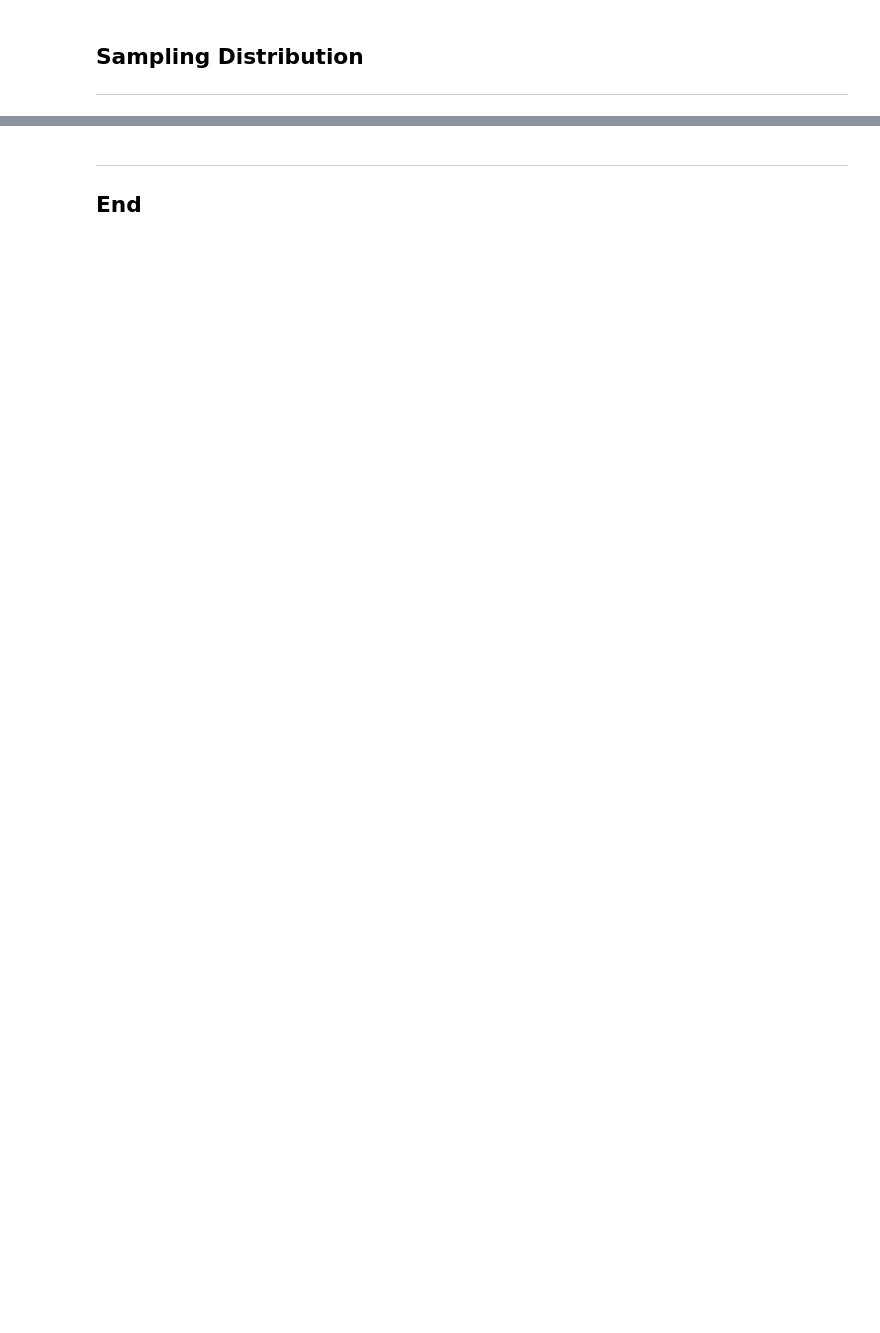
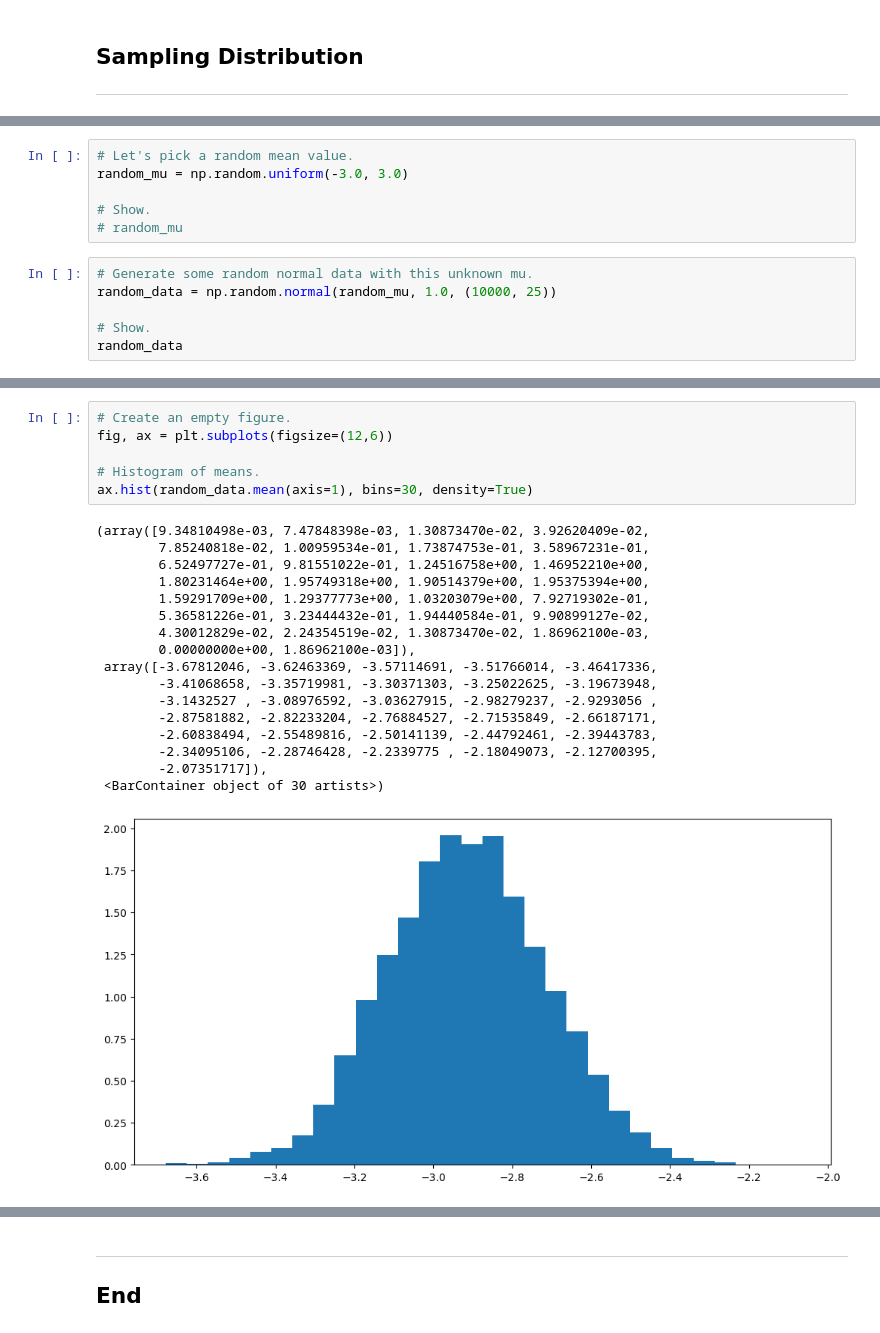
Before and after one commit to ianmcloughlin/notebooks, a Jupyter notebook: t_tests.ipynb, the cells around one changed output, grey strips where cells are left out. Cells and saved outputs as stored; diff of their text form; blank space fills up the shorter version.

```diff
--- a/t_tests.ipynb
+++ b/t_tests.ipynb
@@ -183,0 +212,12 @@ ax.plot(x, y);
+# %%
+# Let's pick a random mean value.
+random_mu = np.random.uniform(-3.0, 3.0)
+
+# Show.
+# random_mu
+# %%
+# Generate some random normal data with this unknown mu.
+random_data = np.random.normal(random_mu, 1.0, (10000, 25))
+
+# Show.
+random_data
@@ -183,0 +238,24 @@ ax.plot(x, y);
+# %%
+# Create an empty figure.
+fig, ax = plt.subplots(figsize=(12,6))
+
+# Histogram of means.
+ax.hist(random_data.mean(axis=1), bins=30, density=True)
+# %% [output]
+(array([9.34810498e-03, 7.47848398e-03, 1.30873470e-02, 3.92620409e-02,
+        7.85240818e-02, 1.00959534e-01, 1.73874753e-01, 3.58967231e-01,
+        6.52497727e-01, 9.81551022e-01, 1.24516758e+00, 1.46952210e+00,
+        1.80231464e+00, 1.95749318e+00, 1.90514379e+00, 1.95375394e+00,
+        1.59291709e+00, 1.29377773e+00, 1.03203079e+00, 7.92719302e-01,
+        5.36581226e-01, 3.23444432e-01, 1.94440584e-01, 9.90899127e-02,
+        4.30012829e-02, 2.24354519e-02, 1.30873470e-02, 1.86962100e-03,
+        0.00000000e+00, 1.86962100e-03]),
+ array([-3.67812046, -3.62463369, -3.57114691, -3.51766014, -3.46417336,
+        -3.41068658, -3.35719981, -3.30371303, -3.25022625, -3.19673948,
+        -3.1432527 , -3.08976592, -3.03627915, -2.98279237, -2.9293056 ,
+        -2.87581882, -2.82233204, -2.76884527, -2.71535849, -2.66187171,
+        -2.60838494, -2.55489816, -2.50141139, -2.44792461, -2.39443783,
+        -2.34095106, -2.28746428, -2.2339775 , -2.18049073, -2.12700395,
+        -2.07351717]),
+ <BarContainer object of 30 artists>)
+[figure, added]
```
Also changed, not shown: parts of 17 cells of this notebook, 1 other file.
